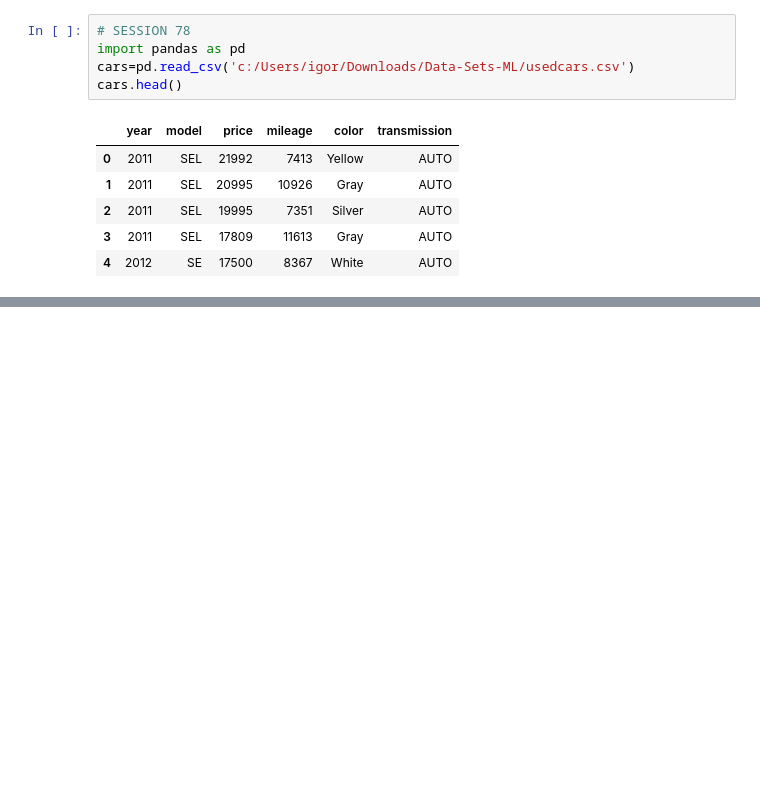
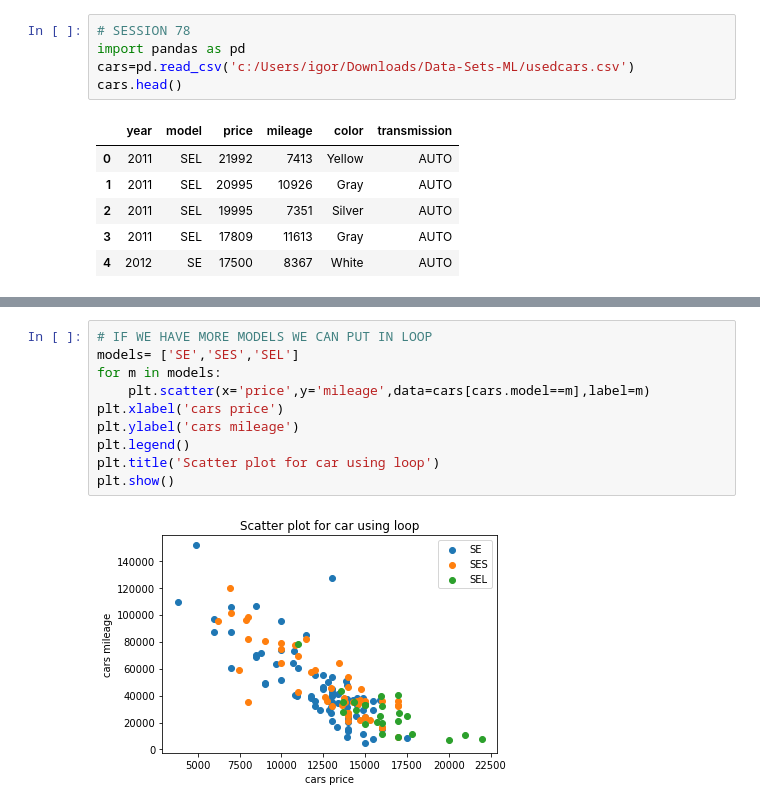
Before and after one commit to Roma123456789/machine_learning_pratice, a Jupyter notebook: Python Data Visualization.ipynb, the cells around one changed output, grey strips where cells are left out. Drawn from its saved outputs; the diff is of its cells as text; blank space fills up the shorter version.

```diff
--- a/Python Data Visualization.ipynb
+++ b/Python Data Visualization.ipynb
@@ -52,0 +72,12 @@ plt.show()
+# %%
+# IF WE HAVE MORE MODELS WE CAN PUT IN LOOP
+models= ['SE','SES','SEL']
+for m in models:
+    plt.scatter(x='price',y='mileage',data=cars[cars.model==m],label=m)
+plt.xlabel('cars price')
+plt.ylabel('cars mileage')
+plt.legend()
+plt.title('Scatter plot for car using loop')
+plt.show()
+# %% [output]
+[figure, added]
```
Also changed, not shown: parts of 16 cells of this notebook, 1 other file.
